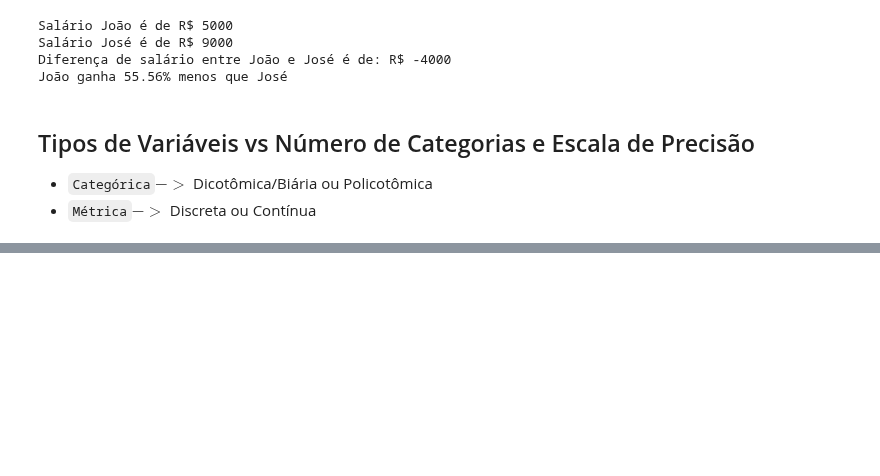
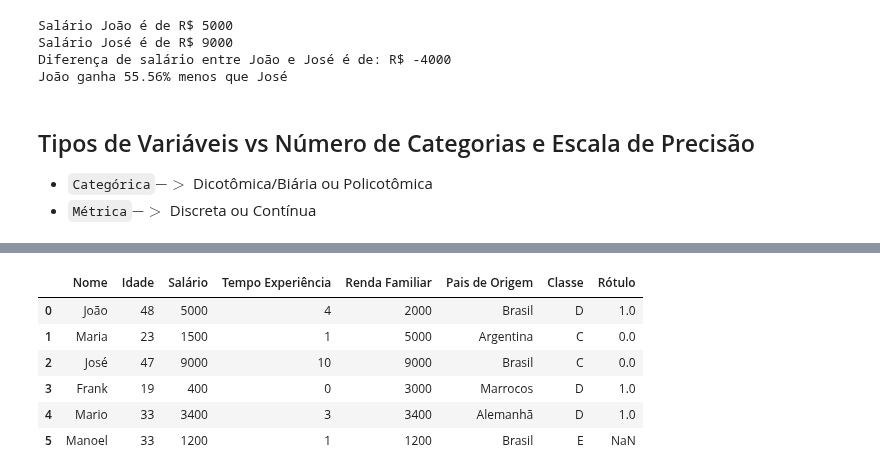
Before and after one commit to jvataidee/ManualdeAnalisedeDadosPython, a Jupyter notebook: cap1_tiposvariaveis_escala_mensuracao_precisao.ipynb, the cells around one changed output, grey strips where cells are left out. Saved outputs shown, nothing was run; the diff lists cells and outputs as text; code cells hidden in the pictures; blank space fills up the shorter version.

```diff
--- a/cap1_tiposvariaveis_escala_mensuracao_precisao.ipynb
+++ b/cap1_tiposvariaveis_escala_mensuracao_precisao.ipynb
@@ -248,0 +277,14 @@ João ganha 55.56% menos que José
+# %%
+novo_dado = {"Nome":"Manoel", "Idade ":33, "Salário":1200, "Tempo Experiência":1,
+             "Renda Familiar":1200, "Pais de Origem":"Brasil", "Classe":"E"}
+#Adicioandno novo dado no Data Frame
+df = df.append(novo_dado, ignore_index=True)
+df
+# %% [output]
+|  | Nome | Idade | Salário | Tempo Experiência | Renda Familiar | Pais de Origem | Classe | Rótulo |
+| 0 | João | 48 | 5000 | 4 | 2000 | Brasil | D | 1.0 |
+| 1 | Maria | 23 | 1500 | 1 | 5000 | Argentina | C | 0.0 |
+| 2 | José | 47 | 9000 | 10 | 9000 | Brasil | C | 0.0 |
+| 3 | Frank | 19 | 400 | 0 | 3000 | Marrocos | D | 1.0 |
+| 4 | Mario | 33 | 3400 | 3 | 3400 | Alemanhã | D | 1.0 |
+| 5 | Manoel | 33 | 1200 | 1 | 1200 | Brasil | E | NaN |
```
Also changed, not shown: parts of 9 cells of this notebook.
